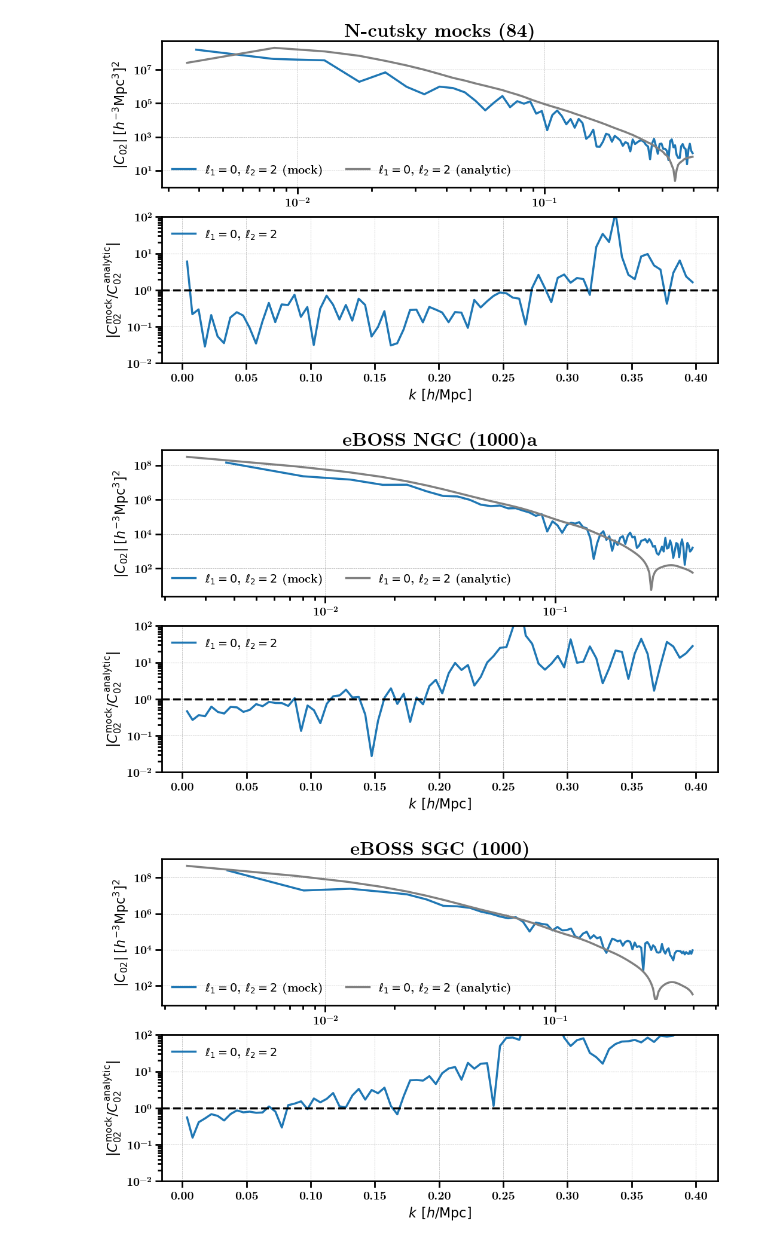
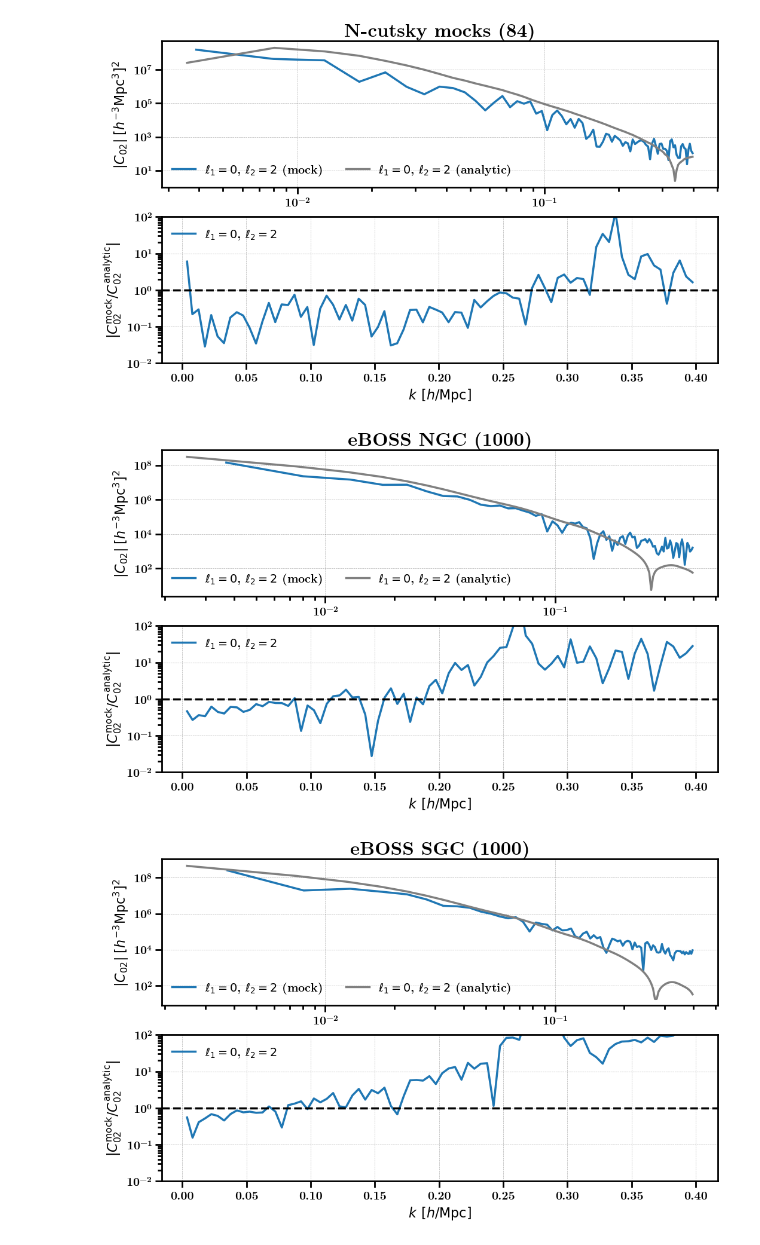
Before and after one commit to minaskar/CutskyCovariance, a Jupyter notebook: notebooks/empirical-vs-analytic.ipynb, the cells around one changed output. Saved outputs shown, nothing was run; the diff lists cells and outputs as text; code cells hidden in the pictures.

```diff
--- a/notebooks/empirical-vs-analytic.ipynb
+++ b/notebooks/empirical-vs-analytic.ipynb
@@ -114,11 +114,11 @@ plt.show()
 # %%
 ax1, ax2 = plot_variance('eboss-N', [(0, 2)])
 ax2.set_ylim(1e-2, 100)
 ax2.set_yscale('log')
-ax1.set_title("eBOSS NGC (1000)a")
+ax1.set_title("eBOSS NGC (1000)")
 plt.show()
 # %% [output]
-[figure, old version]
+[figure, new version]
 # %%
 ax1, ax2 = plot_variance('eboss-S', [(0, 2)])
 ax2.set_ylim(1e-2, 100)
```
